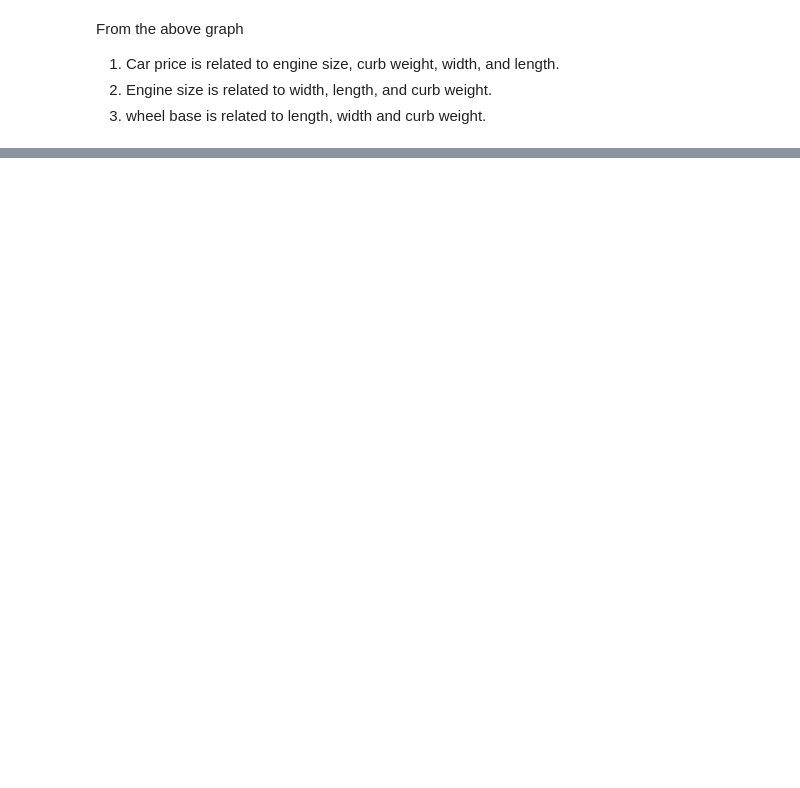
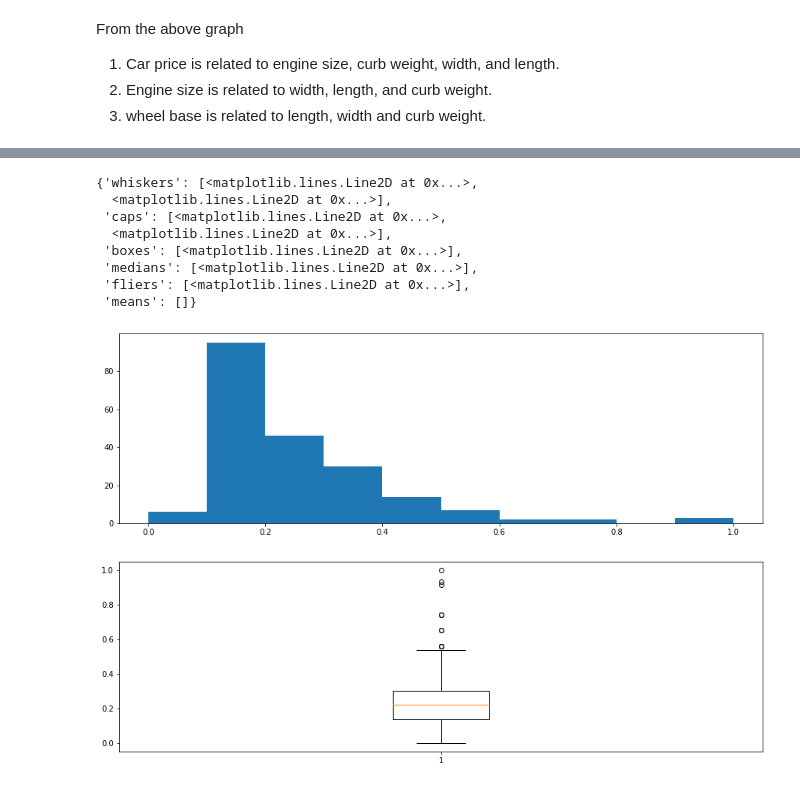
Before and after one commit to zcolley/cs381-MatthewFried, a Jupyter notebook: quiz/Y_Zhu_project3_assn_.ipynb, the cells around one changed output, grey strips where cells are left out. Cells and saved outputs as stored; diff of their text form; code cells hidden in the pictures; blank space fills up the shorter version.

```diff
--- a/quiz/Y_Zhu_project3_assn_.ipynb
+++ b/quiz/Y_Zhu_project3_assn_.ipynb
@@ -316,0 +450,20 @@ There are some missing values, but it is ok. No big outliers, and reasonable dat
+# %%
+from sklearn.preprocessing import MinMaxScaler
+scaler = MinMaxScaler()
+df_q3['engine-size'] = scaler.fit_transform(df_q3['engine-size'].to_numpy().reshape(-1,1))
+
+plt.figure(figsize=(15, 10))
+plt.subplot(2, 1, 1)
+plt.hist(df_q3['engine-size'])
+plt.subplot(2, 1, 2)
+plt.boxplot(df_q3['engine-size'])
+# %% [output]
+{'whiskers': [<matplotlib.lines.Line2D at 0x...>,
+  <matplotlib.lines.Line2D at 0x...>],
+ 'caps': [<matplotlib.lines.Line2D at 0x...>,
+  <matplotlib.lines.Line2D at 0x...>],
+ 'boxes': [<matplotlib.lines.Line2D at 0x...>],
+ 'medians': [<matplotlib.lines.Line2D at 0x...>],
+ 'fliers': [<matplotlib.lines.Line2D at 0x...>],
+ 'means': []}
+[figure, added]
```
Also changed, not shown: parts of 24 cells of this notebook, 1 other file.
